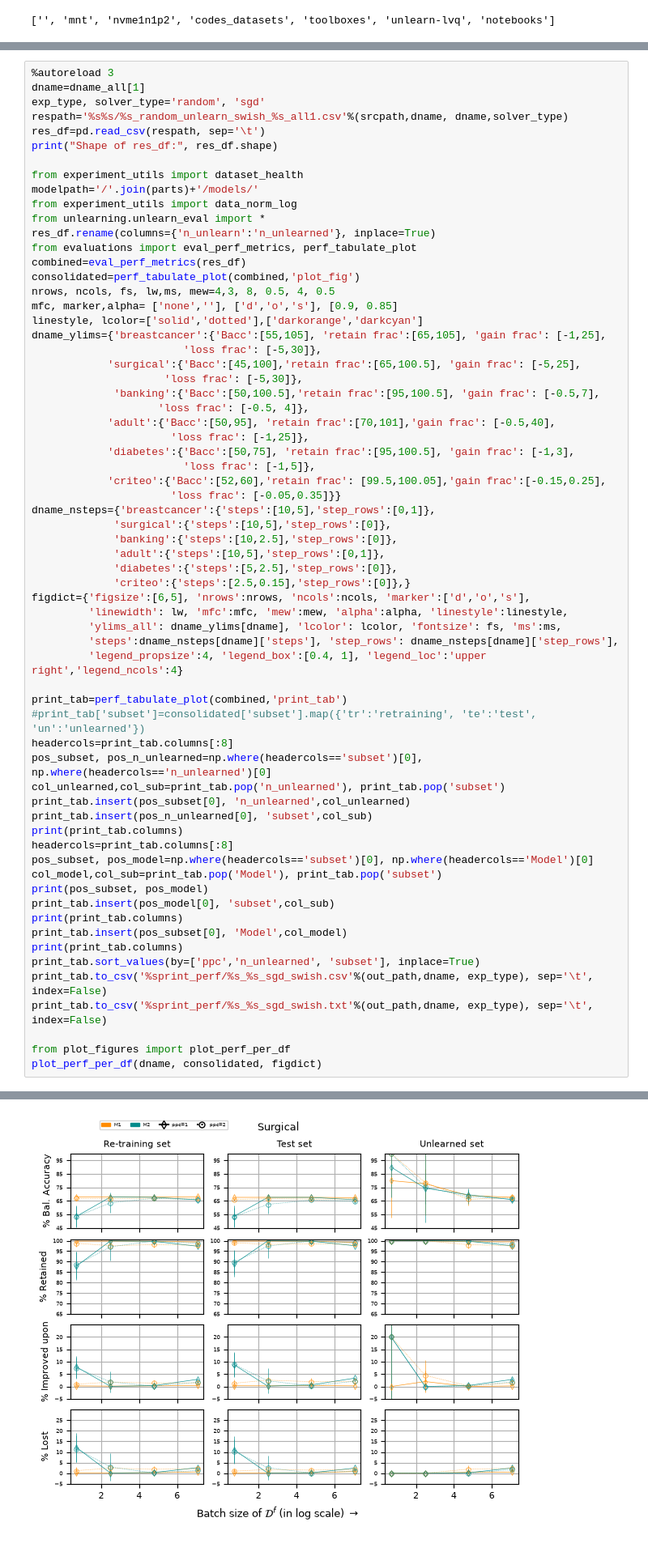
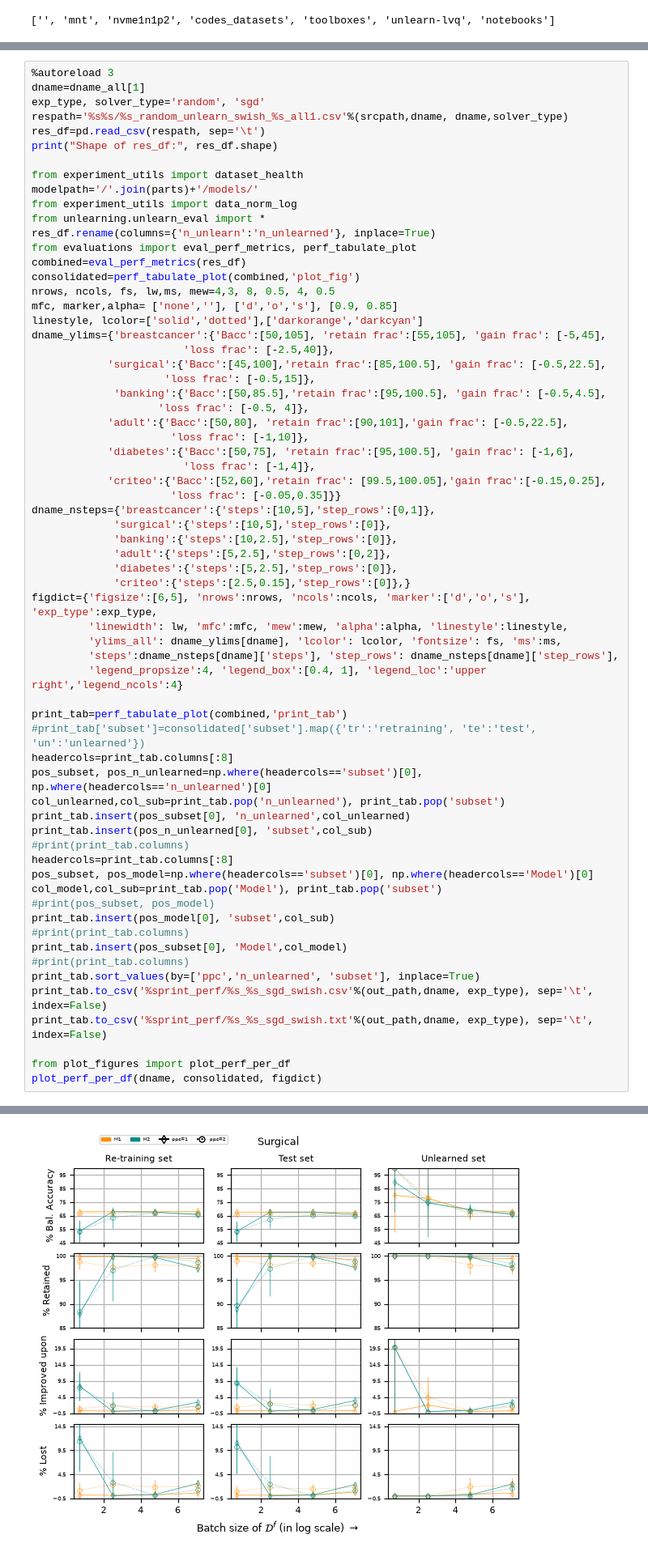
Before and after one commit to SrGh31/unlearn-lvq, a Jupyter notebook: notebooks/pred_analysis_unlearn.ipynb, the cells around one changed output, grey strips where cells are left out. Shown at 81% size. Drawn from its saved outputs; the diff is of its cells as text.

```diff
--- a/notebooks/pred_analysis_unlearn.ipynb
+++ b/notebooks/pred_analysis_unlearn.ipynb
@@ -80,25 +79,25 @@ consolidated=perf_tabulate_plot(combined,'plot_fig')
 nrows, ncols, fs, lw,ms, mew=4,3, 8, 0.5, 4, 0.5
 mfc, marker,alpha= ['none',''], ['d','o','s'], [0.9, 0.85]
 linestyle, lcolor=['solid','dotted'],['darkorange','darkcyan']
-dname_ylims={'breastcancer':{'Bacc':[55,105], 'retain frac':[65,105], 'gain frac': [-1,25],
-                        'loss frac': [-5,30]},
-            'surgical':{'Bacc':[45,100],'retain frac':[65,100.5], 'gain frac': [-5,25],
-                     'loss frac': [-5,30]},
-             'banking':{'Bacc':[50,100.5],'retain frac':[95,100.5], 'gain frac': [-0.5,7],
+dname_ylims={'breastcancer':{'Bacc':[50,105], 'retain frac':[55,105], 'gain frac': [-5,45],
+                        'loss frac': [-2.5,40]},
+            'surgical':{'Bacc':[45,100],'retain frac':[85,100.5], 'gain frac': [-0.5,22.5],
+                     'loss frac': [-0.5,15]},
+             'banking':{'Bacc':[50,85.5],'retain frac':[95,100.5], 'gain frac': [-0.5,4.5],
                     'loss frac': [-0.5, 4]},
-            'adult':{'Bacc':[50,95], 'retain frac':[70,101],'gain frac': [-0.5,40],
-                      'loss frac': [-1,25]},
-            'diabetes':{'Bacc':[50,75], 'retain frac':[95,100.5], 'gain frac': [-1,3],
-                        'loss frac': [-1,5]},
+            'adult':{'Bacc':[50,80], 'retain frac':[90,101],'gain frac': [-0.5,22.5],
+                      'loss frac': [-1,10]},
+            'diabetes':{'Bacc':[50,75], 'retain frac':[95,100.5], 'gain frac': [-1,6],
+                        'loss frac': [-1,4]},
             'criteo':{'Bacc':[52,60],'retain frac': [99.5,100.05],'gain frac':[-0.15,0.25],
                       'loss frac': [-0.05,0.35]}}
 dname_nsteps={'breastcancer':{'steps':[10,5],'step_rows':[0,1]},
              'surgical':{'steps':[10,5],'step_rows':[0]},
              'banking':{'steps':[10,2.5],'step_rows':[0]},
-             'adult':{'steps':[10,5],'step_rows':[0,1]},
+             'adult':{'steps':[5,2.5],'step_rows':[0,2]},
              'diabetes':{'steps':[5,2.5],'step_rows':[0]},
              'criteo':{'steps':[2.5,0.15],'step_rows':[0]},}
-figdict={'figsize':[6,5], 'nrows':nrows, 'ncols':ncols, 'marker':['d','o','s'],
+figdict={'figsize':[6,5], 'nrows':nrows, 'ncols':ncols, 'marker':['d','o','s'], 'exp_type':exp_type,
          'linewidth': lw, 'mfc':mfc, 'mew':mew, 'alpha':alpha, 'linestyle':linestyle,
          'ylims_all': dname_ylims[dname], 'lcolor': lcolor, 'fontsize': fs, 'ms':ms,
          'steps':dname_nsteps[dname]['steps'], 'step_rows': dname_nsteps[dname]['step_rows'],
@@ -111,15 +110,15 @@ pos_subset, pos_n_unlearned=np.where(headercols=='subset')[0], np.where(headerco
 col_unlearned,col_sub=print_tab.pop('n_unlearned'), print_tab.pop('subset')
 print_tab.insert(pos_subset[0], 'n_unlearned',col_unlearned)
 print_tab.insert(pos_n_unlearned[0], 'subset',col_sub)
-print(print_tab.columns)
+#print(print_tab.columns)
 headercols=print_tab.columns[:8]
 pos_subset, pos_model=np.where(headercols=='subset')[0], np.where(headercols=='Model')[0]
 col_model,col_sub=print_tab.pop('Model'), print_tab.pop('subset')
-print(pos_subset, pos_model)
+#print(pos_subset, pos_model)
 print_tab.insert(pos_model[0], 'subset',col_sub)
-print(print_tab.columns)
+#print(print_tab.columns)
 print_tab.insert(pos_subset[0], 'Model',col_model)
-print(print_tab.columns)
+#print(print_tab.columns)
 print_tab.sort_values(by=['ppc','n_unlearned', 'subset'], inplace=True)
 print_tab.to_csv('%sprint_perf/%s_%s_sgd_swish.csv'%(out_path,dname, exp_type), sep='\t', index=False)
 print_tab.to_csv('%sprint_perf/%s_%s_sgd_swish.txt'%(out_path,dname, exp_type), sep='\t', index=False)
@@ -144,2 +133,2 @@ Index(['ppc', 'amp-1', 'n_unlearned', 'amp-2', 'subset', 'amp-3', 'Model',
-[figure, old version]
+[figure, new version]
 # %%
```
Also changed, not shown: parts of 8 cells of this notebook, 22 other files.
